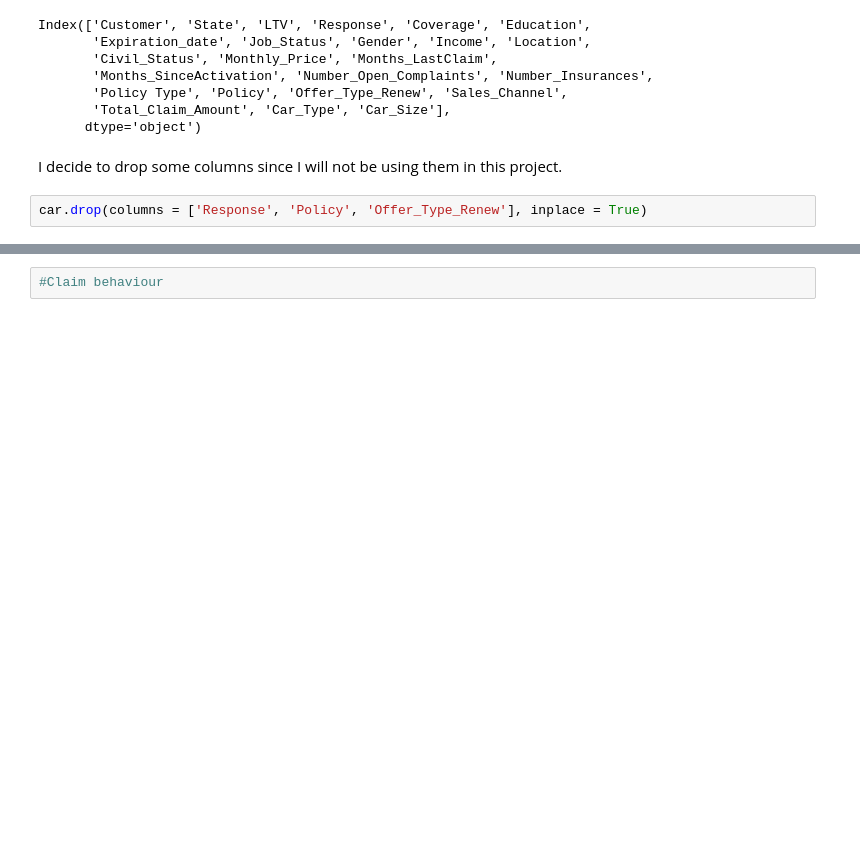
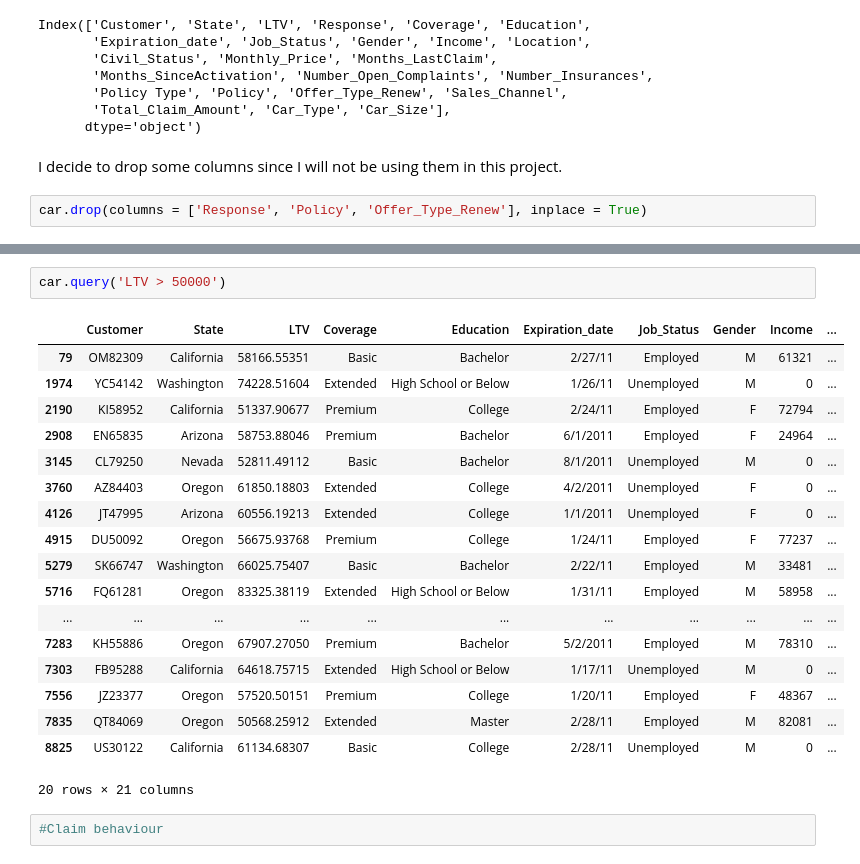
Before and after one commit to Maria6694/Project-Week-8-Final-Project, a Jupyter notebook: your-project/Code/0.Cleaning.ipynb, the cells around one changed output, grey strips where cells are left out. Cells and saved outputs as stored; diff of their text form; blank space fills up the shorter version.

```diff
--- a/your-project/Code/0.Cleaning.ipynb
+++ b/your-project/Code/0.Cleaning.ipynb
@@ -90,2 +160,23 @@ Check
+# %%
+car.query('LTV > 50000')
+# %% [output]
+|  | Customer | State | LTV | Coverage | Education | Expiration_date | Job_Status | Gender | Income | ... |
+| 79 | OM82309 | California | 58166.55351 | Basic | Bachelor | 2/27/11 | Employed | M | 61321 | ... |
+| 1974 | YC54142 | Washington | 74228.51604 | Extended | High School or Below | 1/26/11 | Unemployed | M | 0 | ... |
+| 2190 | KI58952 | California | 51337.90677 | Premium | College | 2/24/11 | Employed | F | 72794 | ... |
+| 2908 | EN65835 | Arizona | 58753.88046 | Premium | Bachelor | 6/1/2011 | Employed | F | 24964 | ... |
+| 3145 | CL79250 | Nevada | 52811.49112 | Basic | Bachelor | 8/1/2011 | Unemployed | M | 0 | ... |
+| 3760 | AZ84403 | Oregon | 61850.18803 | Extended | College | 4/2/2011 | Unemployed | F | 0 | ... |
+| 4126 | JT47995 | Arizona | 60556.19213 | Extended | College | 1/1/2011 | Unemployed | F | 0 | ... |
+| 4915 | DU50092 | Oregon | 56675.93768 | Premium | College | 1/24/11 | Employed | F | 77237 | ... |
+| 5279 | SK66747 | Washington | 66025.75407 | Basic | Bachelor | 2/22/11 | Employed | M | 33481 | ... |
+| 5716 | FQ61281 | Oregon | 83325.38119 | Extended | High School or Below | 1/31/11 | Employed | M | 58958 | ... |
+| ... | ... | ... | ... | ... | ... | ... | ... | ... | ... | ... |
+| 7283 | KH55886 | Oregon | 67907.27050 | Premium | Bachelor | 5/2/2011 | Employed | M | 78310 | ... |
+| 7303 | FB95288 | California | 64618.75715 | Extended | High School or Below | 1/17/11 | Unemployed | M | 0 | ... |
+| 7556 | JZ23377 | Oregon | 57520.50151 | Premium | College | 1/20/11 | Employed | F | 48367 | ... |
+| 7835 | QT84069 | Oregon | 50568.25912 | Extended | Master | 2/28/11 | Employed | M | 82081 | ... |
+| 8825 | US30122 | California | 61134.68307 | Basic | College | 2/28/11 | Unemployed | M | 0 | ... |
+20 rows × 21 columns
 # %%
 #Claim behaviour
```
Also changed, not shown: parts of 14 cells of this notebook.
